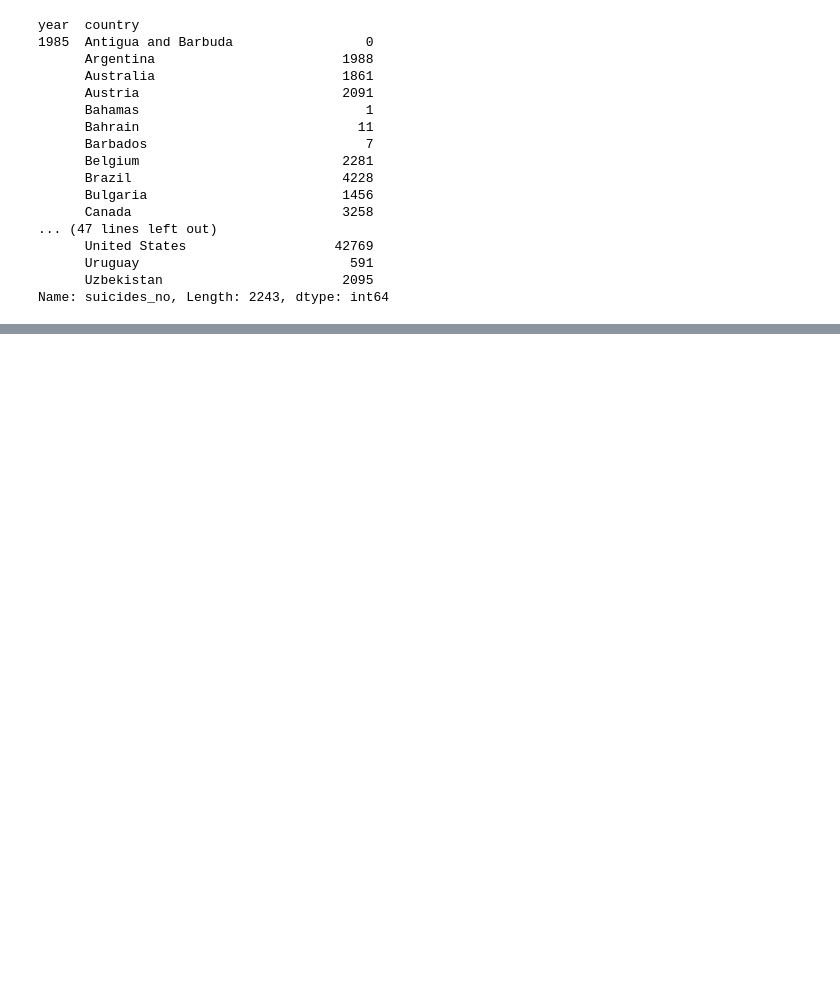
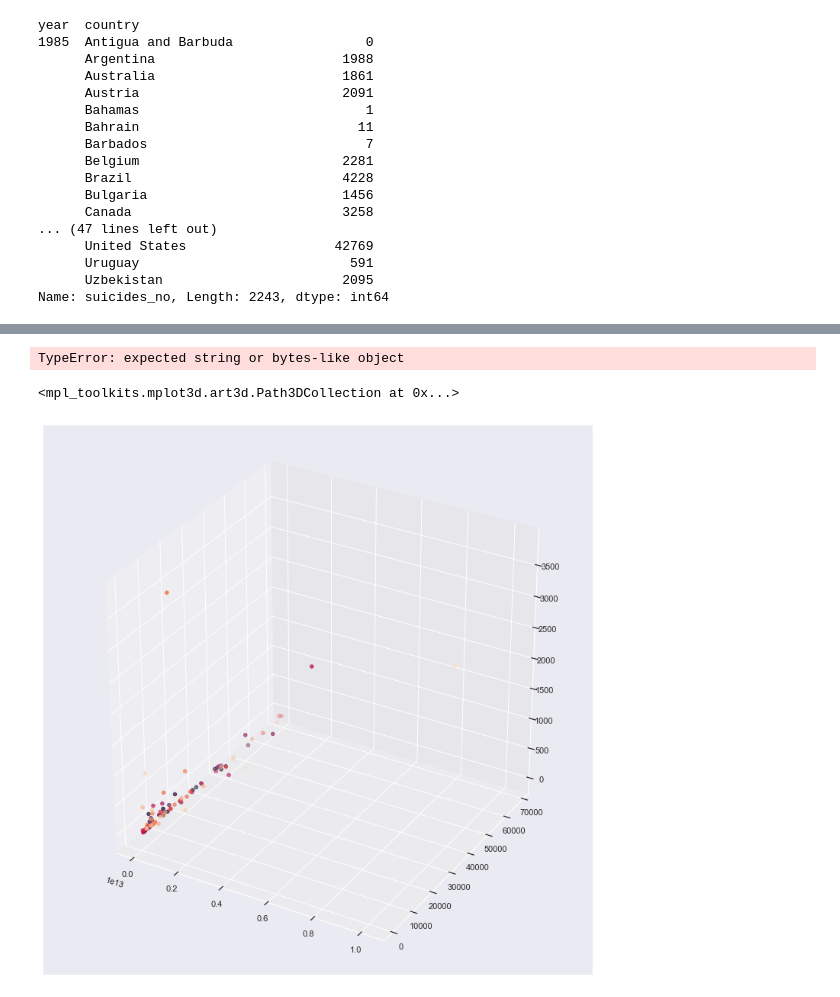
Before and after one commit to inspirit941/BOAZ_Session, a Jupyter notebook: 190219_mini_project/mini_project.ipynb, the cells around one changed output, grey strips where cells are left out. Drawn from its saved outputs; the diff is of its cells as text; code cells hidden in the pictures; blank space fills up the shorter version.

```diff
--- a/190219_mini_project/mini_project.ipynb
+++ b/190219_mini_project/mini_project.ipynb
@@ -394,0 +397,21 @@ Name: suicides_no, Length: 2243, dtype: int64
+# %%
+import re
+
+data.gdp_for_year = data.gdp_for_year.map(lambda x: re.sub(",","",x)).astype(int)
+df = data.groupby(['country']).agg({
+    'population':'mean','suicides_no':'mean',
+    'gdp_for_year':'mean','gdp_per_capital':'mean'
+}).reset_index()
+df.country = df.country.astype(pd.api.types.CategoricalDtype(categories = df.country.unique()))
+df.country = df.country.cat.codes
+# %% [output]
+TypeError: expected string or bytes-like object
+# %%
+from mpl_toolkits.mplot3d import Axes3D
+
+fig = plt.figure()
+ax = Axes3D(fig)
+ax.scatter(df.gdp_for_year,df.gdp_per_capital,df.suicides_no,c=df.country,marker='o')
+# %% [output]
+<mpl_toolkits.mplot3d.art3d.Path3DCollection at 0x...>
+[figure, added]
```
Also changed, not shown: parts of 59 cells of this notebook, 3 other files.
